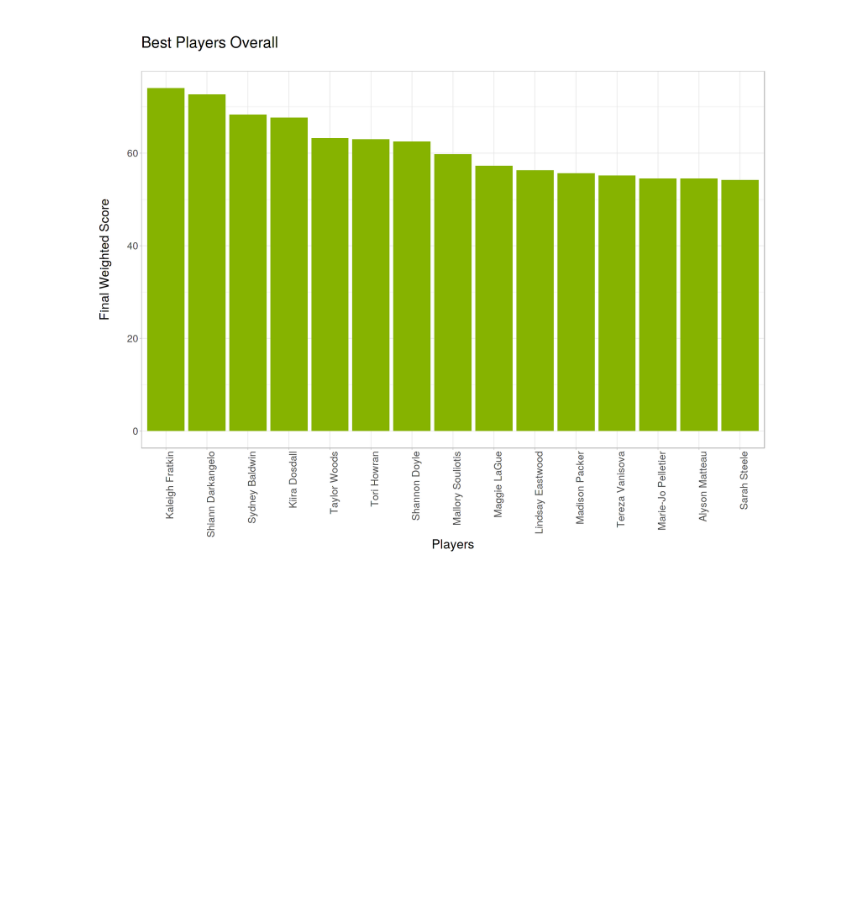
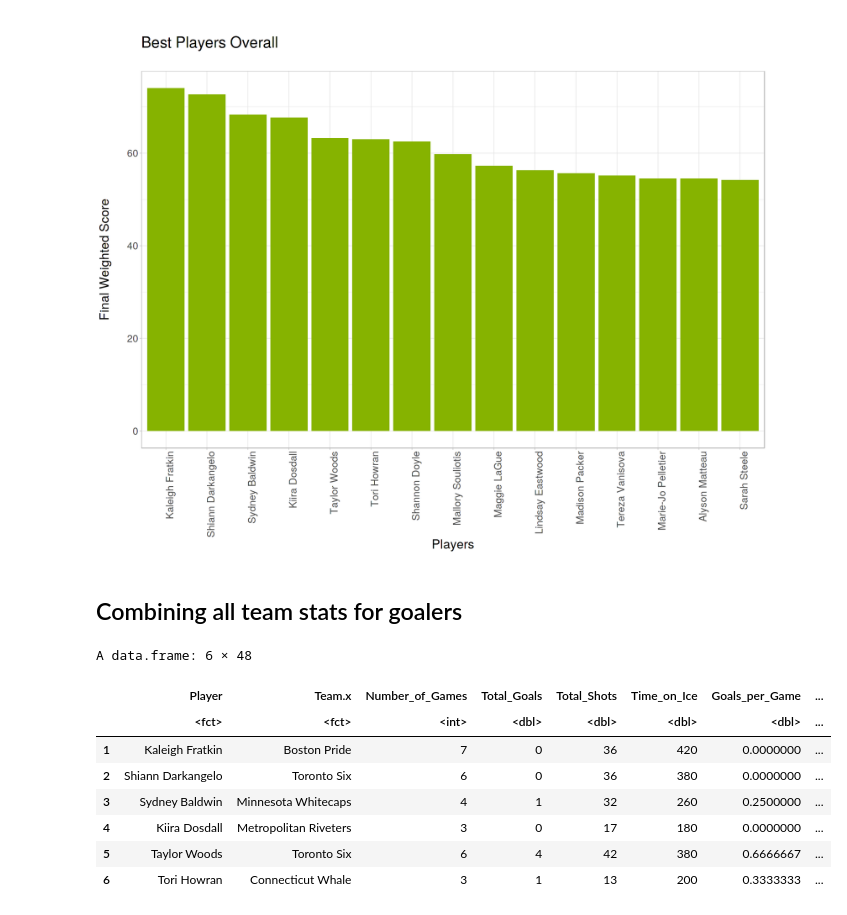
Before and after one commit to Harithap13/Rotman-Summer-NHWL-Datathon, a Jupyter notebook: rsd-nhwl-understanding-data.ipynb, the cells around one changed output. Cells and saved outputs as stored; diff of their text form; code cells hidden in the pictures; blank space fills up the shorter version.

```diff
--- a/rsd-nhwl-understanding-data.ipynb
+++ b/rsd-nhwl-understanding-data.ipynb
@@ -1861,3 +1889,17 @@ print(g)
 # %%
 library("writexl")
 write_xlsx(complete_events_df,"all_events_stats.xlsx")
+# %% [markdown]
+## Combining all team stats for goalers
+# %%
+head(complete_events_df)
+# %% [output]
+A data.frame: 6 × 48
+|  | Player | Team.x | Number_of_Games | Total_Goals | Total_Shots | Time_on_Ice | Goals_per_Game | ... |
+|  | <fct> | <fct> | <int> | <dbl> | <dbl> | <dbl> | <dbl> | ... |
+| 1 | Kaleigh Fratkin | Boston Pride | 7 | 0 | 36 | 420 | 0.0000000 | ... |
+| 2 | Shiann Darkangelo | Toronto Six | 6 | 0 | 36 | 380 | 0.0000000 | ... |
+| 3 | Sydney Baldwin | Minnesota Whitecaps | 4 | 1 | 32 | 260 | 0.2500000 | ... |
+| 4 | Kiira Dosdall | Metropolitan Riveters | 3 | 0 | 17 | 180 | 0.0000000 | ... |
+| 5 | Taylor Woods | Toronto Six | 6 | 4 | 42 | 380 | 0.6666667 | ... |
+| 6 | Tori Howran | Connecticut Whale | 3 | 1 | 13 | 200 | 0.3333333 | ... |
```
Also changed, not shown: parts of 11 cells of this notebook.
